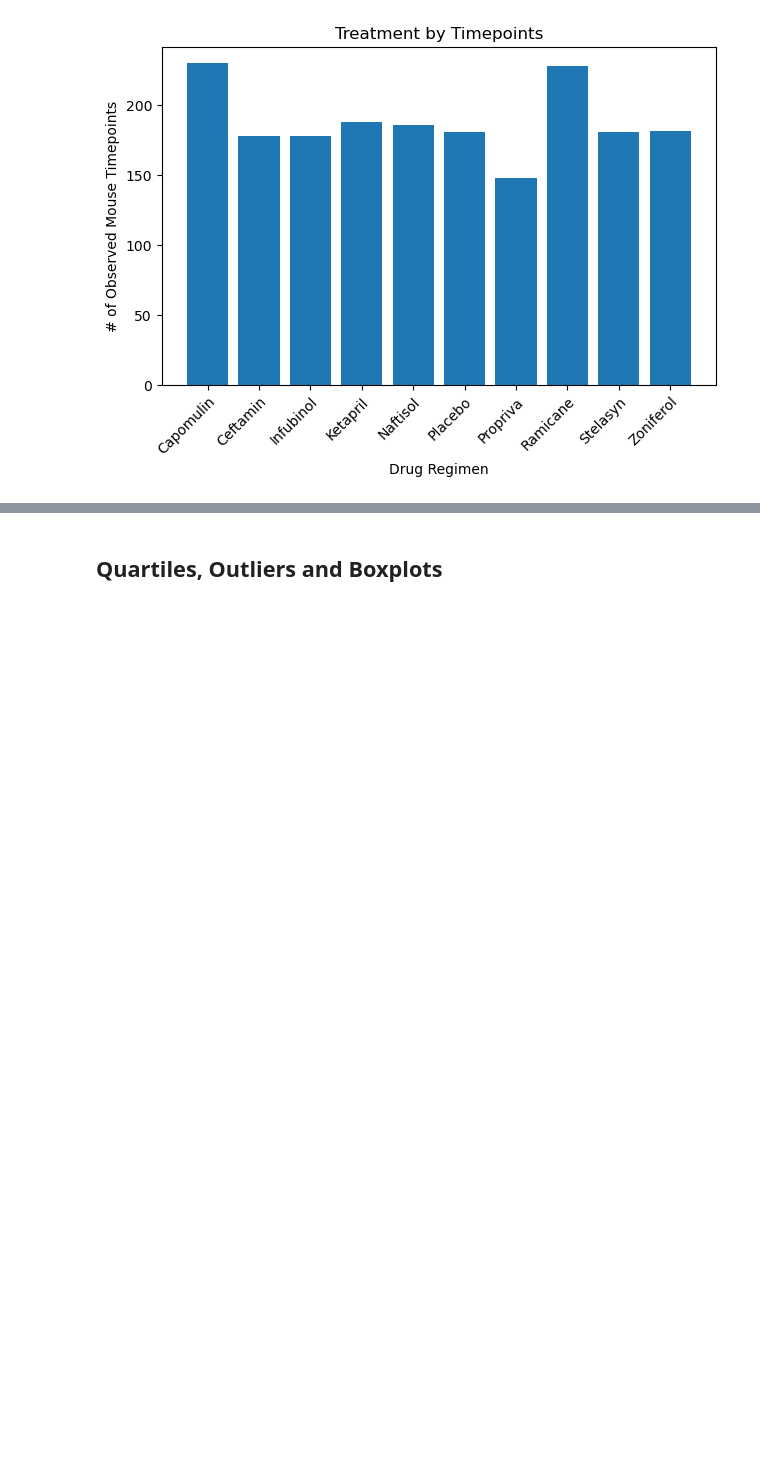
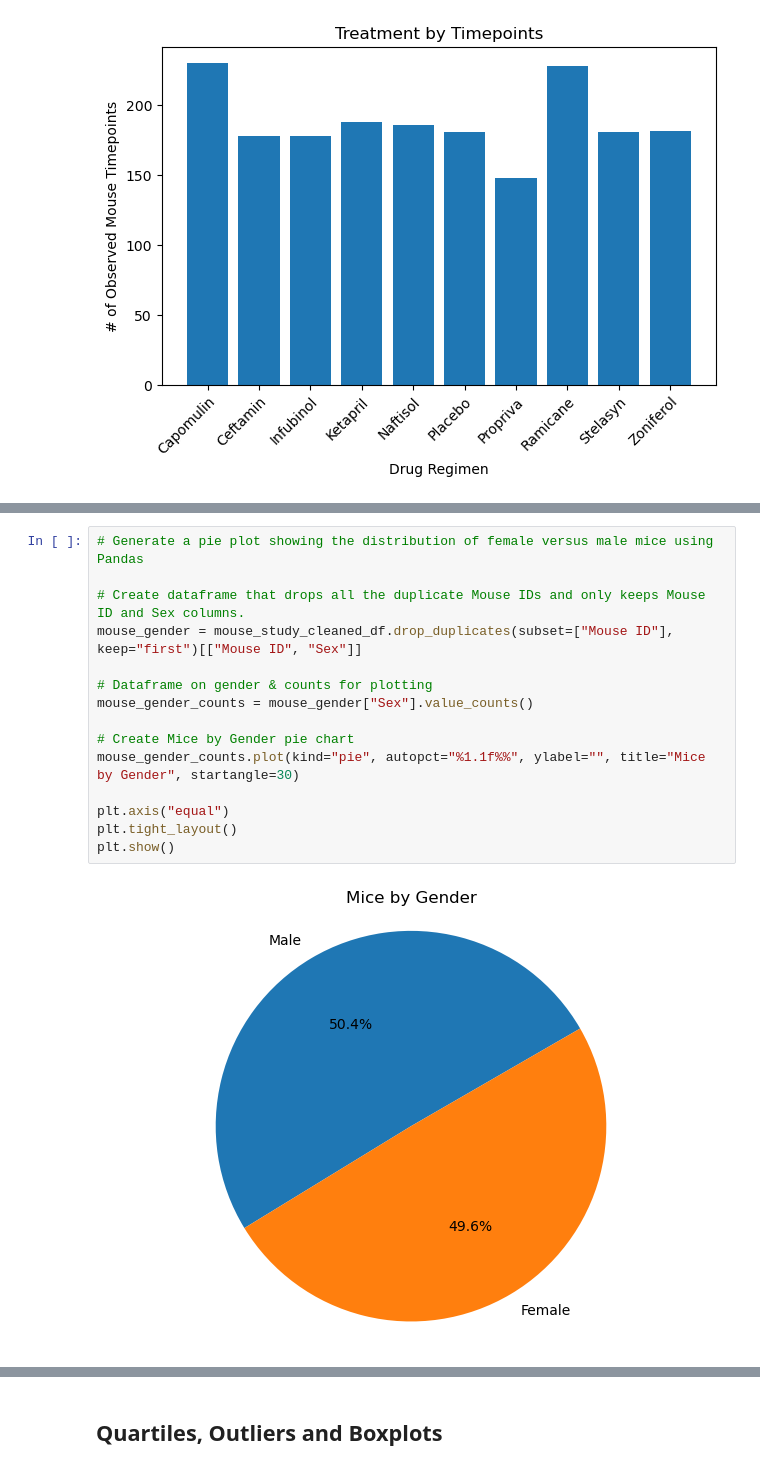
Before and after one commit to byTravis/Module5_Visualization-Challenge, a Jupyter notebook: pymaceuticals_TravisCook.ipynb, the cells around one changed output, grey strips where cells are left out. Cells and saved outputs as stored; diff of their text form; blank space fills up the shorter version.

```diff
--- a/pymaceuticals_TravisCook.ipynb
+++ b/pymaceuticals_TravisCook.ipynb
@@ -203,0 +180,17 @@ plt.show()
+# %%
+# Generate a pie plot showing the distribution of female versus male mice using Pandas
+
+# Create dataframe that drops all the duplicate Mouse IDs and only keeps Mouse ID and Sex columns.
+mouse_gender = mouse_study_cleaned_df.drop_duplicates(subset=["Mouse ID"], keep="first")[["Mouse ID", "Sex"]]
+
+# Dataframe on gender & counts for plotting
+mouse_gender_counts = mouse_gender["Sex"].value_counts()
+
+# Create Mice by Gender pie chart
+mouse_gender_counts.plot(kind="pie", autopct="%1.1f%%", ylabel="", title="Mice by Gender", startangle=30)
+
+plt.axis("equal")
+plt.tight_layout()
+plt.show()
+# %% [output]
+[figure, added]
```
Also changed, not shown: parts of 7 cells of this notebook, 2 other files.
